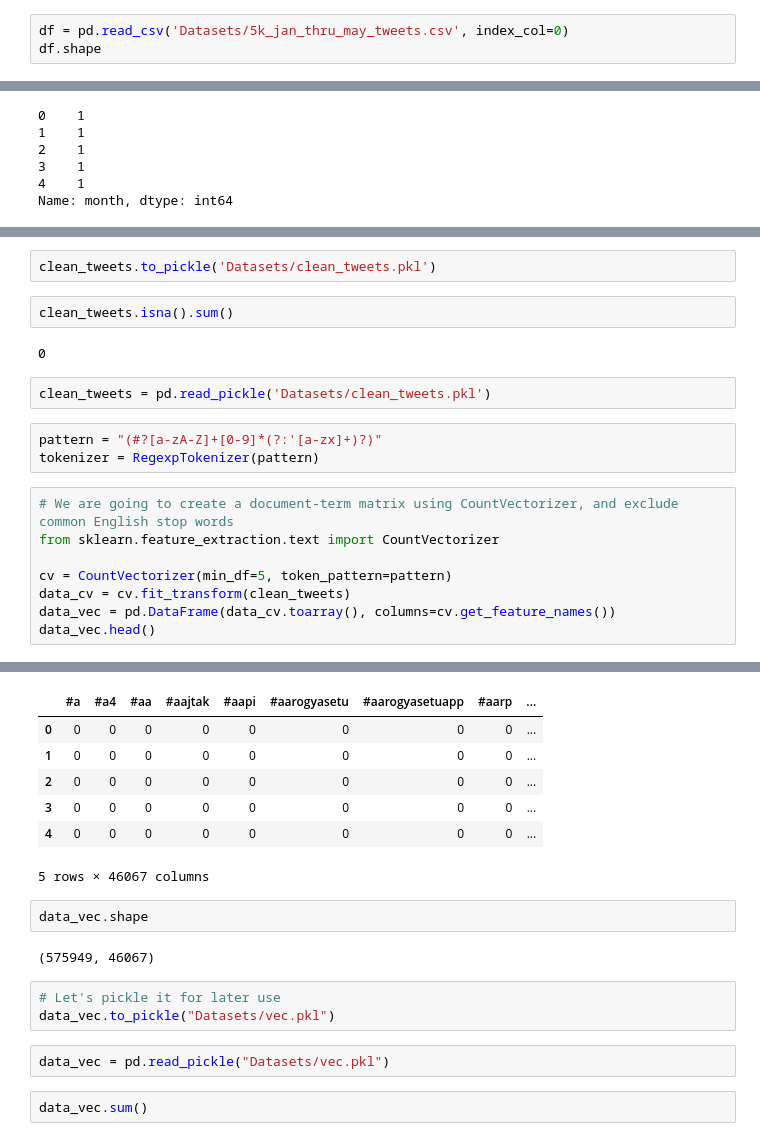
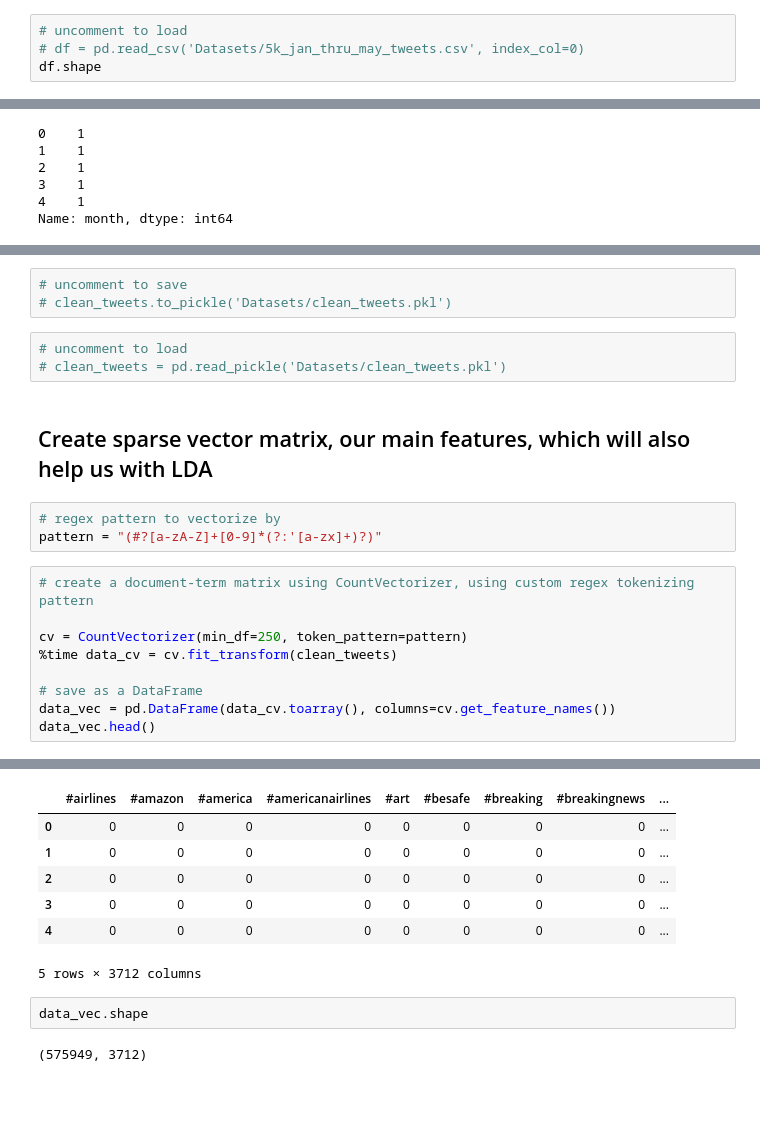
Before and after one commit to p-szymo/twitter-sentiment-analysis, a Jupyter notebook: nlp_features_notebook.ipynb, the cells around one changed output, grey strips where cells are left out. Saved outputs shown, nothing was run; the diff lists cells and outputs as text; blank space fills up the shorter version.

Commit message:
cleaning up

```diff
--- a/nlp_features_notebook.ipynb
+++ b/nlp_features_notebook.ipynb
@@ -354,5 +122,6 @@ df.to_csv('Datasets/5k_jan_thru_may_tweets.csv')
 # %%
-df = pd.read_csv('Datasets/5k_jan_thru_may_tweets.csv', index_col=0)
+# uncomment to load
+# df = pd.read_csv('Datasets/5k_jan_thru_may_tweets.csv', index_col=0)
 df.shape
 # %% [output]
 (575949, 19)
@@ -604,20 +254,21 @@ Name: clean_tweet, dtype: object
 # %%
-clean_tweets.to_pickle('Datasets/clean_tweets.pkl')
+# uncomment to save
+# clean_tweets.to_pickle('Datasets/clean_tweets.pkl')
-# %%
-clean_tweets.isna().sum()
-# %% [output]
-0
 # %%
-clean_tweets = pd.read_pickle('Datasets/clean_tweets.pkl')
+# uncomment to load
+# clean_tweets = pd.read_pickle('Datasets/clean_tweets.pkl')
+# %% [markdown]
+## Create sparse vector matrix, our main features, which will also help us with LDA
 # %%
+# regex pattern to vectorize by
 pattern = "(#?[a-zA-Z]+[0-9]*(?:'[a-zx]+)?)"
-tokenizer = RegexpTokenizer(pattern)
 # %%
-# We are going to create a document-term matrix using CountVectorizer, and exclude common English stop words
-from sklearn.feature_extraction.text import CountVectorizer
+# create a document-term matrix using CountVectorizer, using custom regex tokenizing pattern
 
-cv = CountVectorizer(min_df=5, token_pattern=pattern)
-data_cv = cv.fit_transform(clean_tweets)
+cv = CountVectorizer(min_df=250, token_pattern=pattern)
+%time data_cv = cv.fit_transform(clean_tweets)
+
+# save as a DataFrame
 data_vec = pd.DataFrame(data_cv.toarray(), columns=cv.get_feature_names())
 data_vec.head()
 # %% [output]
@@ -624,18 +277,11 @@ data_vec.head()
-|  | #a | #a4 | #aa | #aajtak | #aapi | #aarogyasetu | #aarogyasetuapp | #aarp | ... |
+|  | #airlines | #amazon | #america | #americanairlines | #art | #besafe | #breaking | #breakingnews | ... |
 | 0 | 0 | 0 | 0 | 0 | 0 | 0 | 0 | 0 | ... |
 | 1 | 0 | 0 | 0 | 0 | 0 | 0 | 0 | 0 | ... |
 | 2 | 0 | 0 | 0 | 0 | 0 | 0 | 0 | 0 | ... |
 | 3 | 0 | 0 | 0 | 0 | 0 | 0 | 0 | 0 | ... |
 | 4 | 0 | 0 | 0 | 0 | 0 | 0 | 0 | 0 | ... |
-5 rows × 46067 columns
+5 rows × 3712 columns
 # %%
 data_vec.shape
 # %% [output]
-(575949, 46067)
+(575949, 3712)
-# %%
-# Let's pickle it for later use
-data_vec.to_pickle("Datasets/vec.pkl")
-# %%
-data_vec = pd.read_pickle("Datasets/vec.pkl")
-# %%
-data_vec.sum()
```
Also changed, not shown: parts of 152 cells of this notebook, 27 other files.
